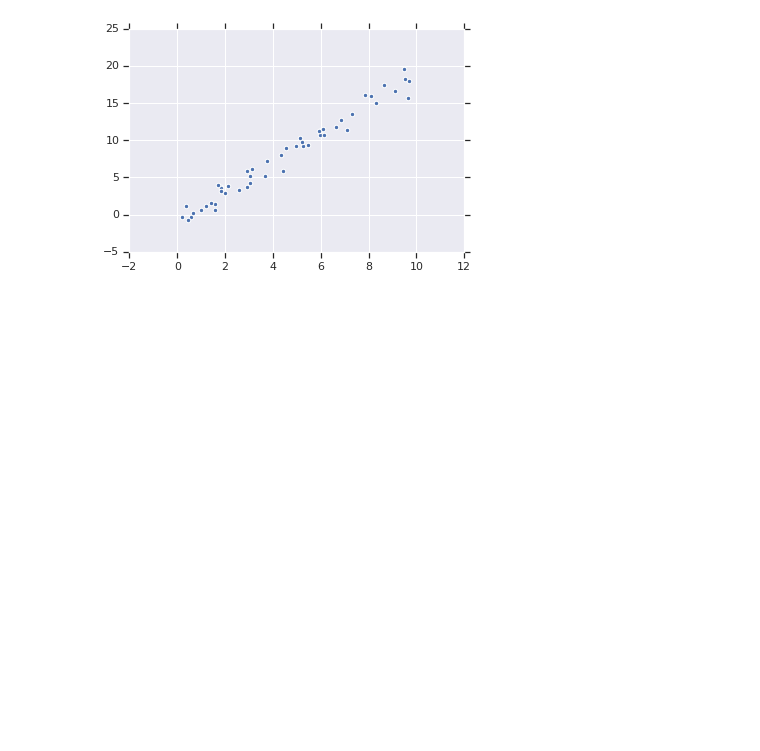
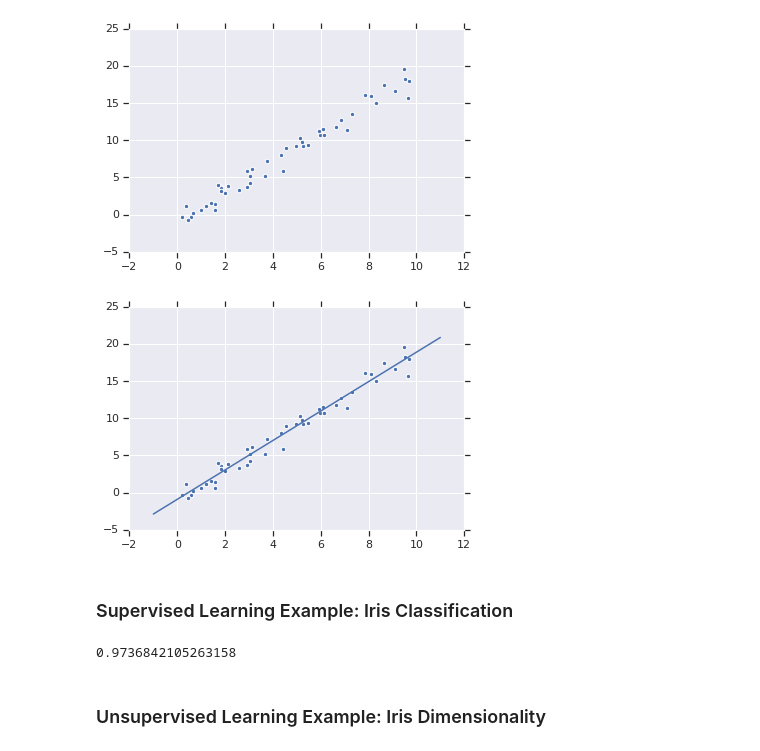
Before and after one commit to jdowzell/Thesis, a Jupyter notebook: 01 - Chapter Five/02 - Introducing Scikit-Learn.ipynb, the cells around one changed output. Saved outputs shown, nothing was run; the diff lists cells and outputs as text; code cells hidden in the pictures; blank space fills up the shorter version.

```diff
--- a/01 - Chapter Five/02 - Introducing Scikit-Learn.ipynb
+++ b/01 - Chapter Five/02 - Introducing Scikit-Learn.ipynb
@@ -139,3 +139,15 @@ plt.scatter(X,y)
 # %% [output]
 <matplotlib.collections.PathCollection at 0x...>
 [figure]
+# %%
+xfit = np.linspace(-1, 11)
+# %%
+Xfit = xfit[:, np.newaxis]
+yfit = model.predict(Xfit)
+# %%
+plt.scatter(x, y)
+plt.plot(xfit, yfit);
+# %% [output]
+[figure, added]
+# %% [markdown]
+### Supervised Learning Example: Iris Classification
@@ -141,0 +162,7 @@ plt.scatter(X,y)
+# %%
+from sklearn.metrics import accuracy_score
+accuracy_score(ytest, y_model)
+# %% [output]
+0.9736842105263158
+# %% [markdown]
+### Unsupervised Learning Example: Iris Dimensionality
```
Also changed, not shown: parts of 7 cells of this notebook, 1 other file.
